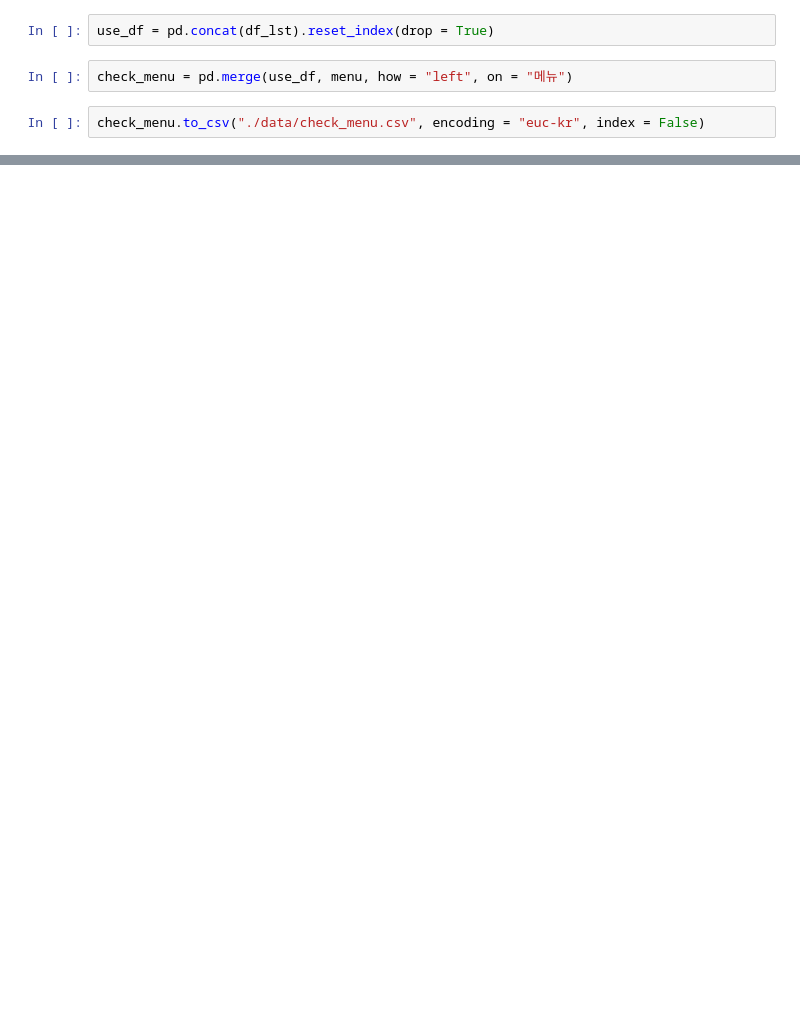
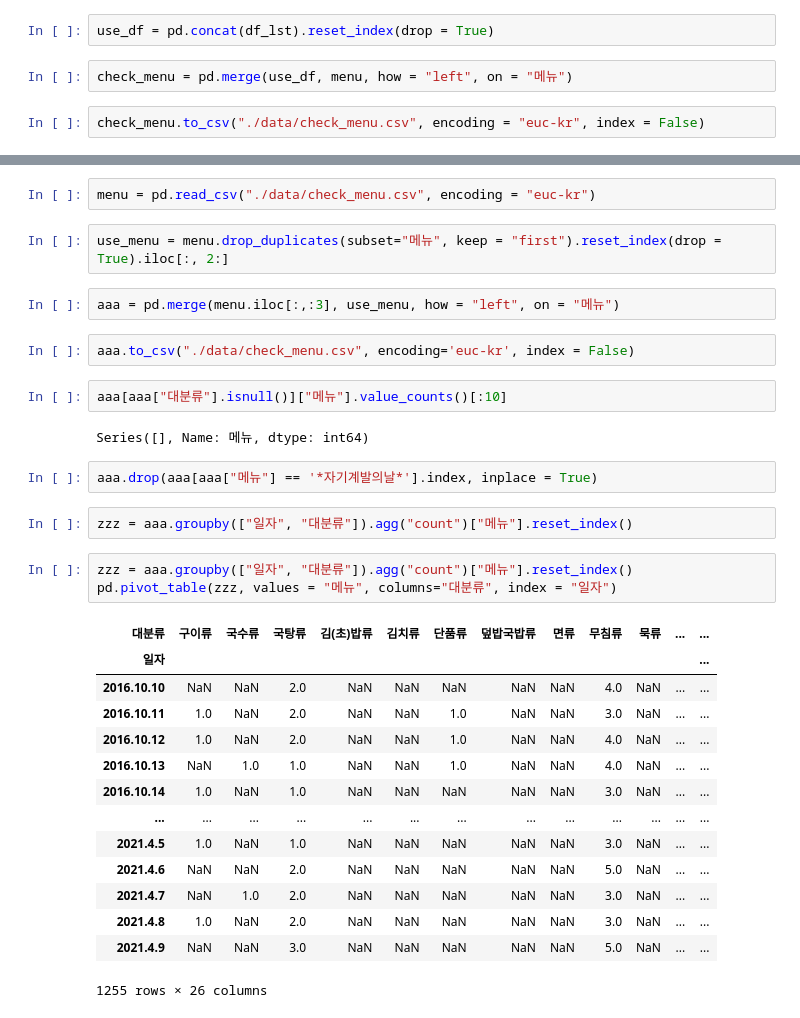
Before and after one commit to DominKim/Data_literacy, a Jupyter notebook: 2.프로젝트/2.식수인원예측/3.스크립트/1.김도민/menu_preprocessing.ipynb, the cells around one changed output, grey strips where cells are left out. Drawn from its saved outputs; the diff is of its cells as text; blank space fills up the shorter version.

```diff
--- a/2.프로젝트/2.식수인원예측/3.스크립트/1.김도민/menu_preprocessing.ipynb
+++ b/2.프로젝트/2.식수인원예측/3.스크립트/1.김도민/menu_preprocessing.ipynb
@@ -84,0 +132,34 @@ check_menu[check_menu["작업자"].isnull()]
+# %%
+menu = pd.read_csv("./data/check_menu.csv", encoding = "euc-kr")
+# %%
+use_menu = menu.drop_duplicates(subset="메뉴", keep = "first").reset_index(drop = True).iloc[:, 2:]
+# %%
+aaa = pd.merge(menu.iloc[:,:3], use_menu, how = "left", on = "메뉴")
+# %%
+aaa.to_csv("./data/check_menu.csv", encoding='euc-kr', index = False)
+# %%
+aaa[aaa["대분류"].isnull()]["메뉴"].value_counts()[:10]
+# %% [output]
+Series([], Name: 메뉴, dtype: int64)
+# %%
+aaa.drop(aaa[aaa["메뉴"] == '*자기계발의날*'].index, inplace = True)
+# %%
+zzz = aaa.groupby(["일자", "대분류"]).agg("count")["메뉴"].reset_index()
+# %%
+zzz = aaa.groupby(["일자", "대분류"]).agg("count")["메뉴"].reset_index()
+pd.pivot_table(zzz, values = "메뉴", columns="대분류", index = "일자")
+# %% [output]
+| 대분류 | 구이류 | 국수류 | 국탕류 | 김(초)밥류 | 김치류 | 단품류 | 덮밥국밥류 | 면류 | 무침류 | 묵류 | ... | ... |
+| 일자 |  |  |  |  |  |  |  |  |  |  |  | ... |
+| 2016.10.10 | NaN | NaN | 2.0 | NaN | NaN | NaN | NaN | NaN | 4.0 | NaN | ... | ... |
+| 2016.10.11 | 1.0 | NaN | 2.0 | NaN | NaN | 1.0 | NaN | NaN | 3.0 | NaN | ... | ... |
+| 2016.10.12 | 1.0 | NaN | 2.0 | NaN | NaN | 1.0 | NaN | NaN | 4.0 | NaN | ... | ... |
+| 2016.10.13 | NaN | 1.0 | 1.0 | NaN | NaN | 1.0 | NaN | NaN | 4.0 | NaN | ... | ... |
+| 2016.10.14 | 1.0 | NaN | 1.0 | NaN | NaN | NaN | NaN | NaN | 3.0 | NaN | ... | ... |
+| ... | ... | ... | ... | ... | ... | ... | ... | ... | ... | ... | ... | ... |
+| 2021.4.5 | 1.0 | NaN | 1.0 | NaN | NaN | NaN | NaN | NaN | 3.0 | NaN | ... | ... |
+| 2021.4.6 | NaN | NaN | 2.0 | NaN | NaN | NaN | NaN | NaN | 5.0 | NaN | ... | ... |
+| 2021.4.7 | NaN | 1.0 | 2.0 | NaN | NaN | NaN | NaN | NaN | 3.0 | NaN | ... | ... |
+| 2021.4.8 | 1.0 | NaN | 2.0 | NaN | NaN | NaN | NaN | NaN | 3.0 | NaN | ... | ... |
+| 2021.4.9 | NaN | NaN | 3.0 | NaN | NaN | NaN | NaN | NaN | 5.0 | NaN | ... | ... |
+1255 rows × 26 columns
```
Also changed, not shown: parts of 11 cells of this notebook, 6 other files.
